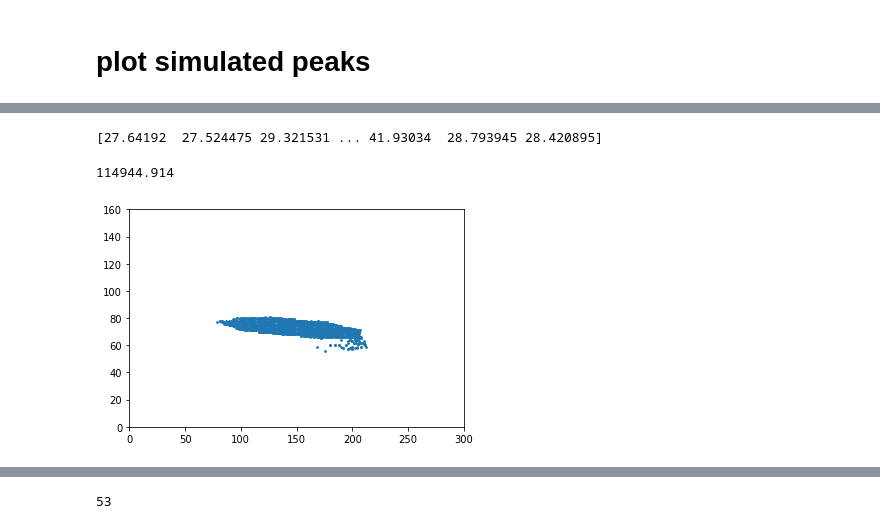
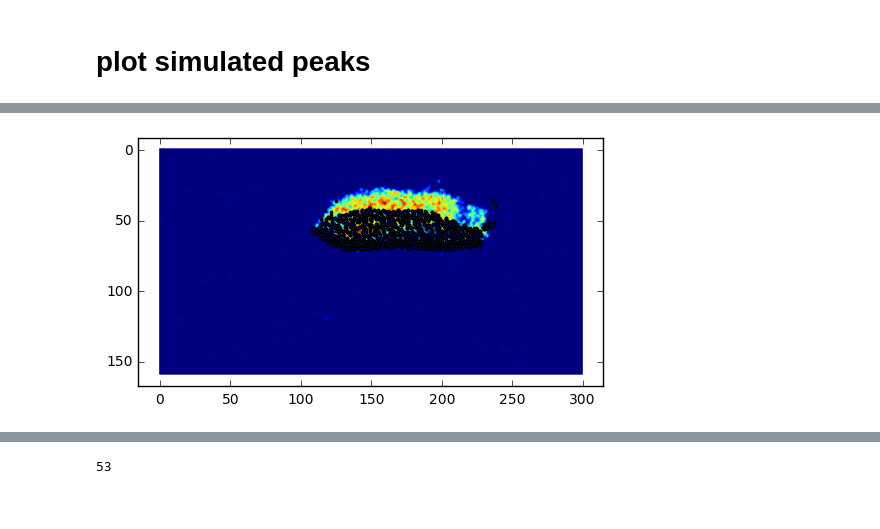
Before and after one commit to Yufeng-shen/StrainRecon, a Jupyter notebook: Visualization.ipynb, the cells around one changed output, grey strips where cells are left out. Cells and saved outputs as stored; diff of their text form; code cells hidden in the pictures.

```diff
--- a/Visualization.ipynb
+++ b/Visualization.ipynb
@@ -50,15 +52,15 @@ import numpy as np
 # %%
 import numpy as np
-x15=np.load('/home/yufengs/Strain/Results/g15_2nd/x.npy')
-y15=np.load('/home/yufengs/Strain/Results/g15_2nd/y.npy')
-S15=np.load('/home/yufengs/Strain/Results/g15_2nd/allMaxS.npy')
+x15=np.load('/home/yufengs/Results/g15_2nd/x.npy')
+y15=np.load('/home/yufengs/Results/g15_2nd/y.npy')
+S15=np.load('/home/yufengs/Results/g15_2nd/allMaxS.npy')
 # %%
 Im=[]
 for ii in range(96):
-    Im.append(np.load('/home/yufengs/Strain/g15Ps1_2nd_filtered/Im{0:d}.npy'.format(ii)))
+    Im.append(np.load('/home/yufengs/workspace/g15Ps1_2nd_filtered/Im{0:d}.npy'.format(ii)))
 Lim=[]
 for ii in range(96):
-    Lim.append(np.load('/home/yufengs/Strain/g15Ps1_2nd_bf/limit{0:d}.npy'.format(ii)))
+    Lim.append(np.load('/home/yufengs/workspace/g15Ps1_2nd_bf/limit{0:d}.npy'.format(ii)))
 # %%
 from InitStrain import Initializer
 from Reconst_GPU import StrainReconstructor_GPU
@@ -101,12 +110,3 @@ recon.hit_func(scoreD,
-# %%
-scoreH=scoreD.get()
-print(scoreH)
-# %% [output]
-[27.64192  27.524475 29.321531 ... 41.93034  28.793945 28.420895]
-# %%
-np.sum(scoreH)
-# %% [output]
-114944.914
 # %%
 XH=XD.get()
 YH=YD.get()
@@ -121,8 +121,9 @@ otmp=OH.reshape((-1,96))
 # %%
 import matplotlib.pyplot as plt
-plt.scatter(xtmp[:,30],ytmp[:,30],s=3)
-plt.xlim([0,300])
-plt.ylim([0,160])
+ii=51
+
+plt.imshow(np.sum(Im[ii][min(otmp[:,ii]):max(otmp[:,ii])+1],axis=0))
+plt.scatter(xtmp[:,ii],ytmp[:,ii],s=3)
 plt.show()
 # %% [output]
-[figure, old version]
+[figure, new version]
```
Also changed, not shown: parts of 9 cells of this notebook, 4 other files.
